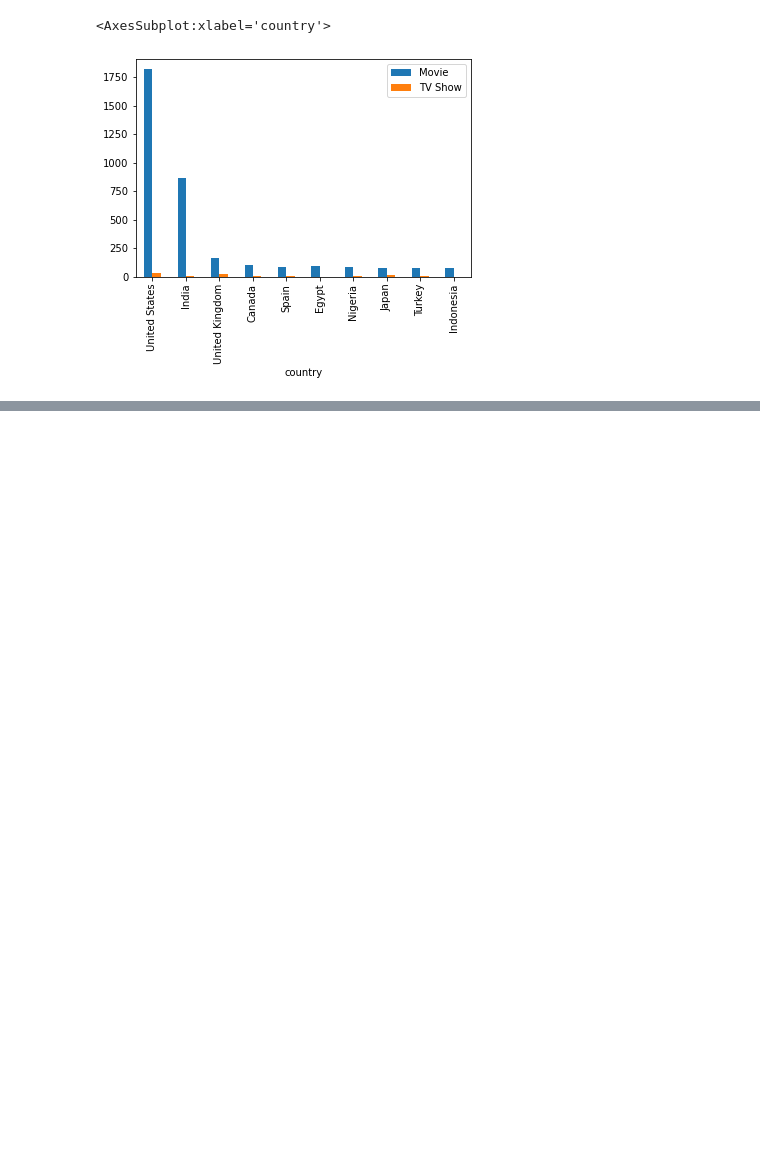
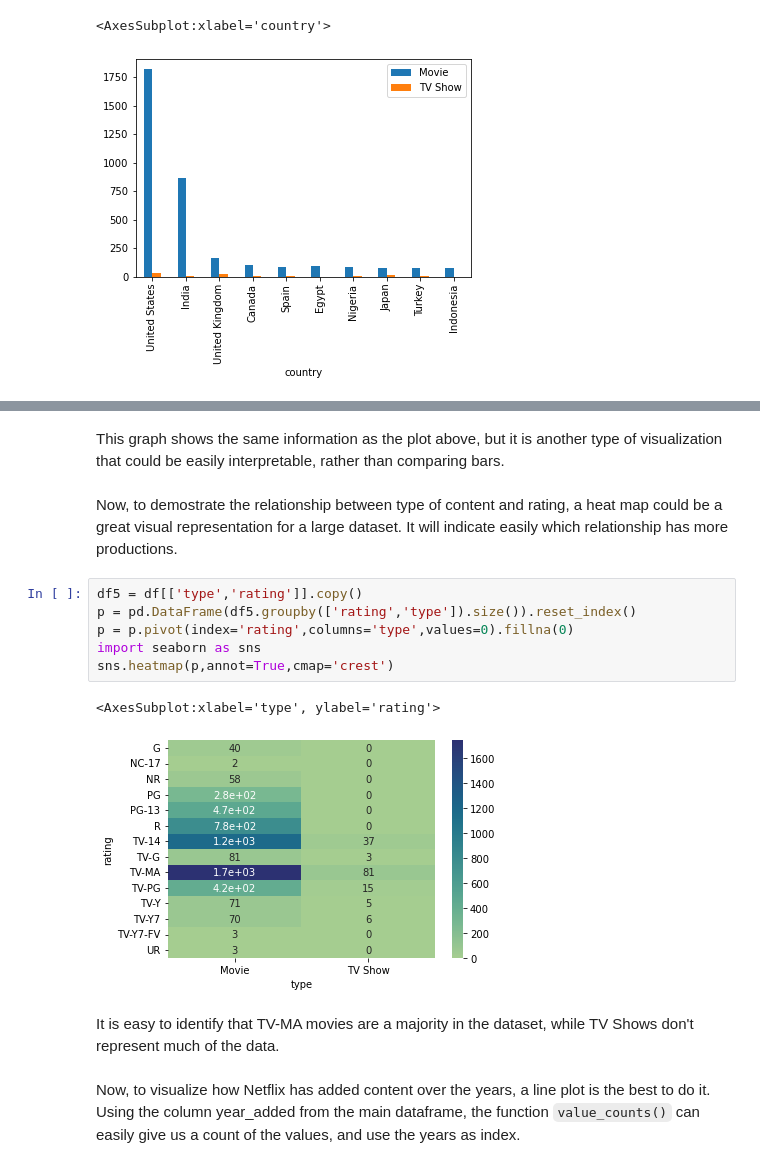
Before and after one commit to JG-Ancona/DigitalNovaScotia, a Jupyter notebook: Python/DataAssignmnet/MoviesData.ipynb, the cells around one changed output, grey strips where cells are left out. Drawn from its saved outputs; the diff is of its cells as text; blank space fills up the shorter version.

```diff
--- a/Python/DataAssignmnet/MoviesData.ipynb
+++ b/Python/DataAssignmnet/MoviesData.ipynb
@@ -281,0 +300,17 @@ fig1.plot.bar(x='country')
+# %% [markdown]
+This graph shows the same information as the plot above, but it is another type of visualization that could be easily interpretable, rather than comparing bars.
+# %% [markdown]
+Now, to demostrate the relationship between type of content and rating, a heat map could be a great visual representation for a large dataset. It will indicate easily which relationship has more productions.
+# %%
+df5 = df[['type','rating']].copy()
+p = pd.DataFrame(df5.groupby(['rating','type']).size()).reset_index()
+p = p.pivot(index='rating',columns='type',values=0).fillna(0)
+import seaborn as sns
+sns.heatmap(p,annot=True,cmap='crest')
+# %% [output]
+<AxesSubplot:xlabel='type', ylabel='rating'>
+[figure, added]
+# %% [markdown]
+It is easy to identify that TV-MA movies are a majority in the dataset, while TV Shows don't represent much of the data.
+# %% [markdown]
+Now, to visualize how Netflix has added content over the years, a line plot is the best to do it. Using the column year_added from the main dataframe, the function `value_counts()` can easily give us a count of the values, and use the years as index.
```
Also changed, not shown: parts of 29 cells of this notebook.
